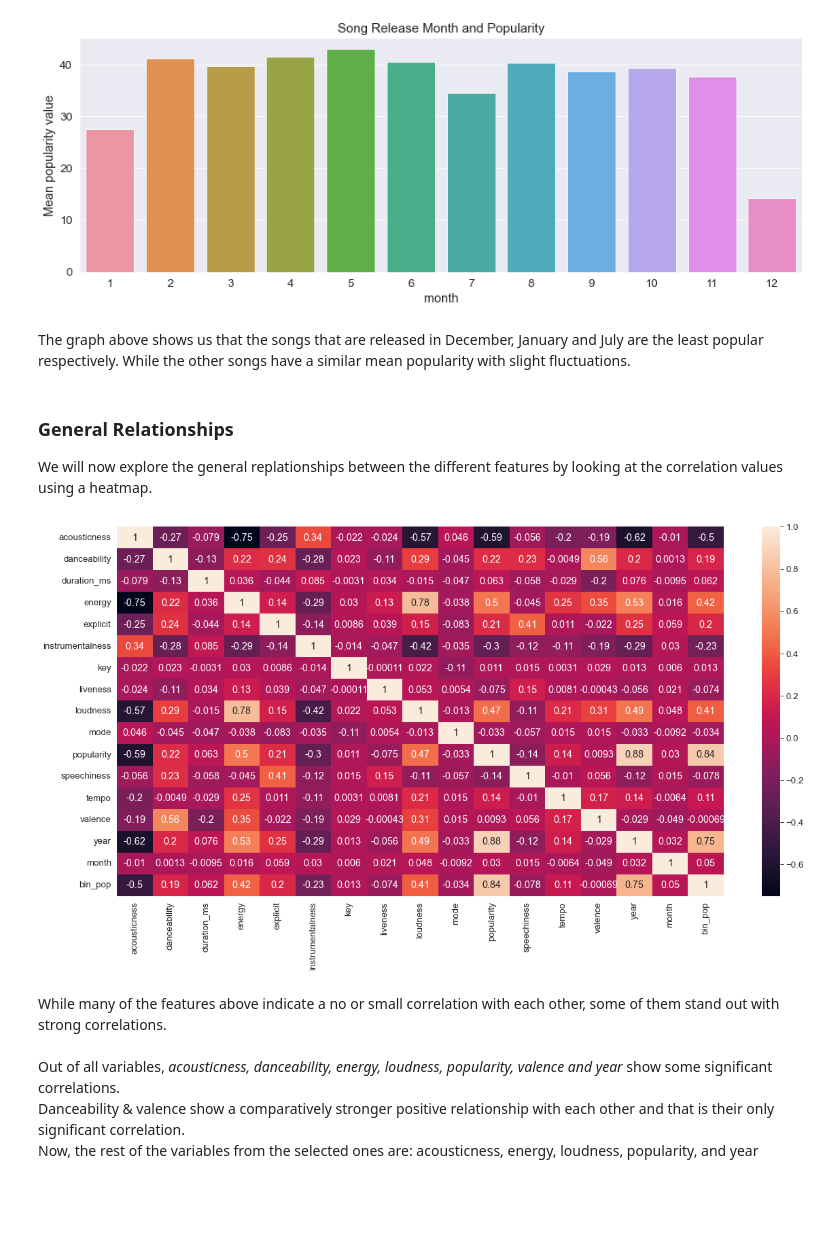
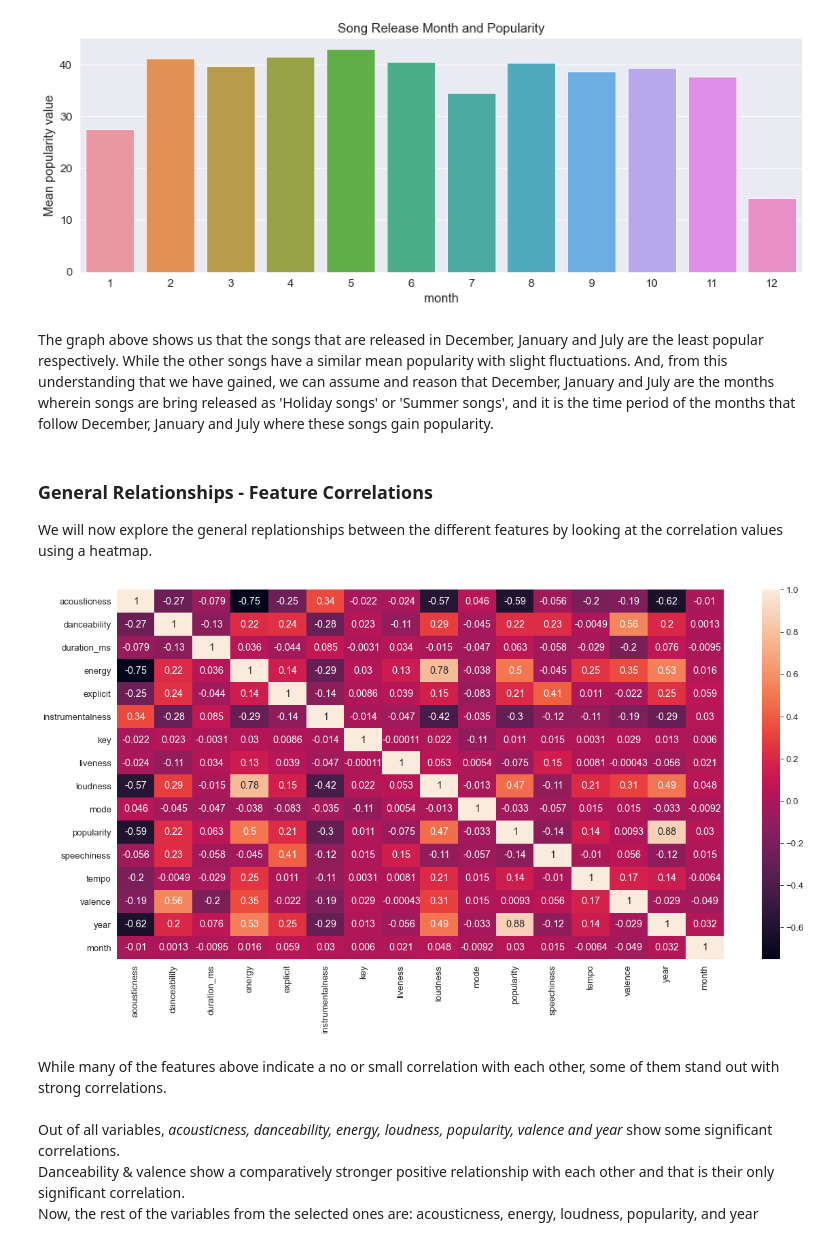
Before and after one commit to Mohammad-sakir/PDS_PROJ, a Jupyter notebook: analysis_spotify.ipynb, the cells around one changed output. Drawn from its saved outputs; the diff is of its cells as text; code cells hidden in the pictures; blank space fills up the shorter version.

```diff
--- a/analysis_spotify.ipynb
+++ b/analysis_spotify.ipynb
@@ -1233,15 +1236,16 @@ Text(0, 0.5, 'Mean popularity value')
 [figure]
 # %% [markdown]
 The graph above shows us that the songs that are released in December, January and July are the least popular respectively. While the other songs have a similar mean popularity with slight fluctuations.
+And, from this understanding that we have gained, we can assume and reason that December, January and July are the months wherein songs are bring released as 'Holiday songs' or 'Summer songs', and it is the time period of the months that follow December, January and July where these songs gain popularity.
 # %% [markdown]
-### General Relationships
+### General Relationships - Feature Correlations
 We will now explore the general replationships between the different features by looking at the correlation values using a heatmap.
 # %%
 plt.figure(figsize=(20,10))
-sns.heatmap(df_numeric.corr(), annot=True)
+sns.heatmap(df.corr(), annot=True)
 plt.show()
 # %% [output]
-[figure, old version]
+[figure, new version]
 # %% [markdown]
 While many of the features above indicate a no or small correlation with each other, some of them stand out with strong correlations. <br> <br>
 Out of all variables, *acousticness, danceability, energy, loudness, popularity, valence and year* show some significant correlations. <br>Danceability & valence show a comparatively stronger positive relationship with each other and that is their only significant correlation. <br>
```
Also changed, not shown: parts of 50 cells of this notebook.
